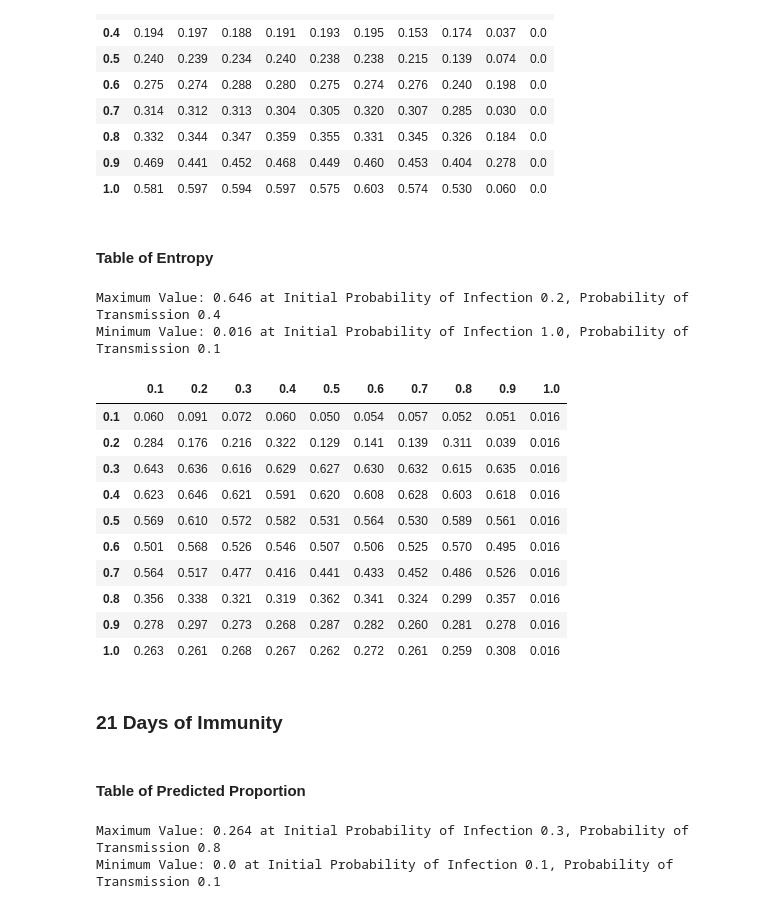
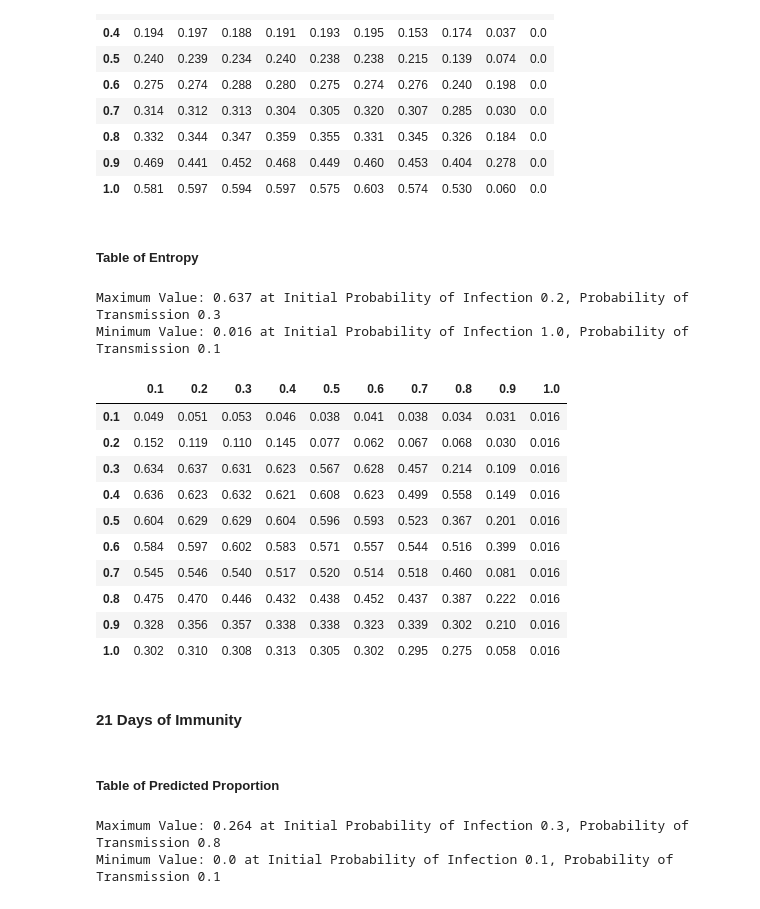
Before and after one commit to ashcansingh/MATH3024-Disease-Model, a Jupyter notebook: Project.ipynb, the cells around one changed output. Saved outputs shown, nothing was run; the diff lists cells and outputs as text; code cells hidden in the pictures.

```diff
--- a/Project.ipynb
+++ b/Project.ipynb
@@ -541,11 +550,11 @@ This function `table()` creates two Pandas DataFrames—one for proportion value
 
 The tables structure is Initial Probability of Infection as the column values and Probability of Transmission as the row values.
 # %%
-def table(immunity, ensemble_runs, show_prop = False):
+def table(immunity, ensemble_runs, convergences, show_prop = False):
     probs = [0.1, 0.2, 0.3, 0.4, 0.5, 0.6, 0.7, 0.8, 0.9, 1]
 
     # Get statistics
-    convergences = convergence_vals(ensemble_runs)
+    # convergences = convergence_vals(ensemble_runs)
 
     prop = pd.DataFrame(columns=probs, index=probs)
     entrop = pd.DataFrame(columns=probs, index=probs)
@@ -789,27 +801,27 @@ Minimum Value: 0.0 at Initial Probability of Infection 0.1, Probability of Trans
 | 0.9 | 0.469 | 0.441 | 0.452 | 0.468 | 0.449 | 0.460 | 0.453 | 0.404 | 0.278 | 0.0 |
 | 1.0 | 0.581 | 0.597 | 0.594 | 0.597 | 0.575 | 0.603 | 0.574 | 0.530 | 0.060 | 0.0 |
 # %% [markdown]
-#### Table of Entropy
+##### Table of Entropy
 # %%
-table(14, ensemble_runs, show_prop=False)
+table(14, ensemble_runs, convergences, show_prop=False)
 # %% [output]
-Maximum Value: 0.646 at Initial Probability of Infection 0.2, Probability of Transmission 0.4
+Maximum Value: 0.637 at Initial Probability of Infection 0.2, Probability of Transmission 0.3
 Minimum Value: 0.016 at Initial Probability of Infection 1.0, Probability of Transmission 0.1
 |  | 0.1 | 0.2 | 0.3 | 0.4 | 0.5 | 0.6 | 0.7 | 0.8 | 0.9 | 1.0 |
-| 0.1 | 0.060 | 0.091 | 0.072 | 0.060 | 0.050 | 0.054 | 0.057 | 0.052 | 0.051 | 0.016 |
-| 0.2 | 0.284 | 0.176 | 0.216 | 0.322 | 0.129 | 0.141 | 0.139 | 0.311 | 0.039 | 0.016 |
-| 0.3 | 0.643 | 0.636 | 0.616 | 0.629 | 0.627 | 0.630 | 0.632 | 0.615 | 0.635 | 0.016 |
-| 0.4 | 0.623 | 0.646 | 0.621 | 0.591 | 0.620 | 0.608 | 0.628 | 0.603 | 0.618 | 0.016 |
-| 0.5 | 0.569 | 0.610 | 0.572 | 0.582 | 0.531 | 0.564 | 0.530 | 0.589 | 0.561 | 0.016 |
-| 0.6 | 0.501 | 0.568 | 0.526 | 0.546 | 0.507 | 0.506 | 0.525 | 0.570 | 0.495 | 0.016 |
-| 0.7 | 0.564 | 0.517 | 0.477 | 0.416 | 0.441 | 0.433 | 0.452 | 0.486 | 0.526 | 0.016 |
-| 0.8 | 0.356 | 0.338 | 0.321 | 0.319 | 0.362 | 0.341 | 0.324 | 0.299 | 0.357 | 0.016 |
-| 0.9 | 0.278 | 0.297 | 0.273 | 0.268 | 0.287 | 0.282 | 0.260 | 0.281 | 0.278 | 0.016 |
-| 1.0 | 0.263 | 0.261 | 0.268 | 0.267 | 0.262 | 0.272 | 0.261 | 0.259 | 0.308 | 0.016 |
+| 0.1 | 0.049 | 0.051 | 0.053 | 0.046 | 0.038 | 0.041 | 0.038 | 0.034 | 0.031 | 0.016 |
+| 0.2 | 0.152 | 0.119 | 0.110 | 0.145 | 0.077 | 0.062 | 0.067 | 0.068 | 0.030 | 0.016 |
+| 0.3 | 0.634 | 0.637 | 0.631 | 0.623 | 0.567 | 0.628 | 0.457 | 0.214 | 0.109 | 0.016 |
+| 0.4 | 0.636 | 0.623 | 0.632 | 0.621 | 0.608 | 0.623 | 0.499 | 0.558 | 0.149 | 0.016 |
+| 0.5 | 0.604 | 0.629 | 0.629 | 0.604 | 0.596 | 0.593 | 0.523 | 0.367 | 0.201 | 0.016 |
+| 0.6 | 0.584 | 0.597 | 0.602 | 0.583 | 0.571 | 0.557 | 0.544 | 0.516 | 0.399 | 0.016 |
+| 0.7 | 0.545 | 0.546 | 0.540 | 0.517 | 0.520 | 0.514 | 0.518 | 0.460 | 0.081 | 0.016 |
+| 0.8 | 0.475 | 0.470 | 0.446 | 0.432 | 0.438 | 0.452 | 0.437 | 0.387 | 0.222 | 0.016 |
+| 0.9 | 0.328 | 0.356 | 0.357 | 0.338 | 0.338 | 0.323 | 0.339 | 0.302 | 0.210 | 0.016 |
+| 1.0 | 0.302 | 0.310 | 0.308 | 0.313 | 0.305 | 0.302 | 0.295 | 0.275 | 0.058 | 0.016 |
 # %% [markdown]
-### 21 Days of Immunity
+#### 21 Days of Immunity
 # %% [markdown]
-#### Table of Predicted Proportion
+##### Table of Predicted Proportion
 # %%
 table(21, ensemble_runs, show_prop=True)
 # %% [output]
```
Also changed, not shown: parts of 28 cells of this notebook.
